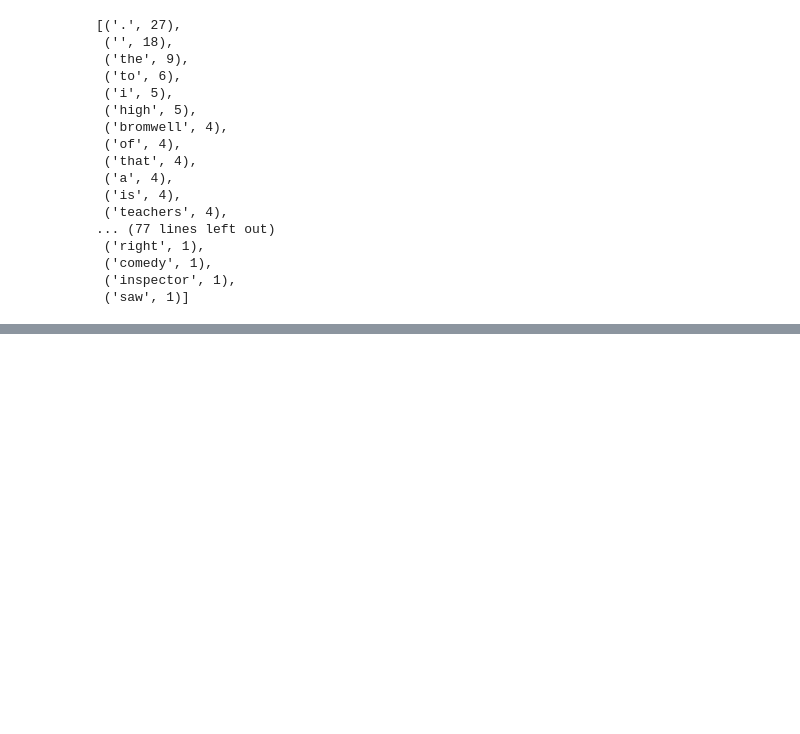
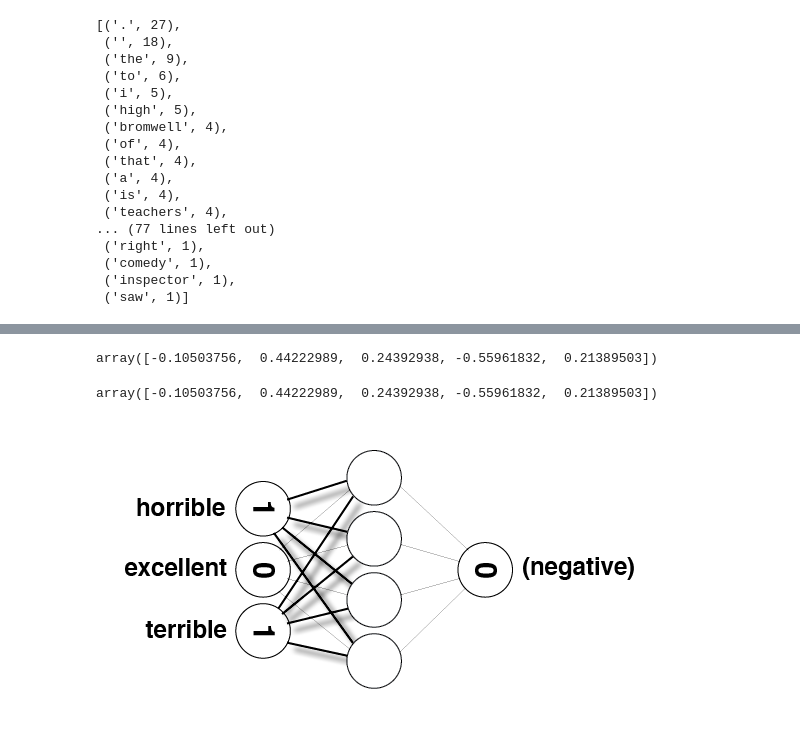
Before and after one commit to lemoinef/practice, a Jupyter notebook: dlnd/Week 3/sentiment_classifier.ipynb, the cells around one changed output, grey strips where cells are left out. Cells and saved outputs as stored; diff of their text form; code cells hidden in the pictures; blank space fills up the shorter version.

```diff
--- a/dlnd/Week 3/sentiment_classifier.ipynb
+++ b/dlnd/Week 3/sentiment_classifier.ipynb
@@ -563,0 +770,4 @@ review_counter.most_common()
+# %%
+layer_0.dot(weights_0_1)
+# %% [output]
+array([-0.10503756,  0.44222989,  0.24392938, -0.55961832,  0.21389503])
@@ -563,0 +781,8 @@ review_counter.most_common()
+# %%
+layer_1
+# %% [output]
+array([-0.10503756,  0.44222989,  0.24392938, -0.55961832,  0.21389503])
+# %%
+Image(filename='sentiment_network_sparse_2.png')
+# %% [output]
+[figure, added]
```
Also changed, not shown: parts of 15 cells of this notebook.
